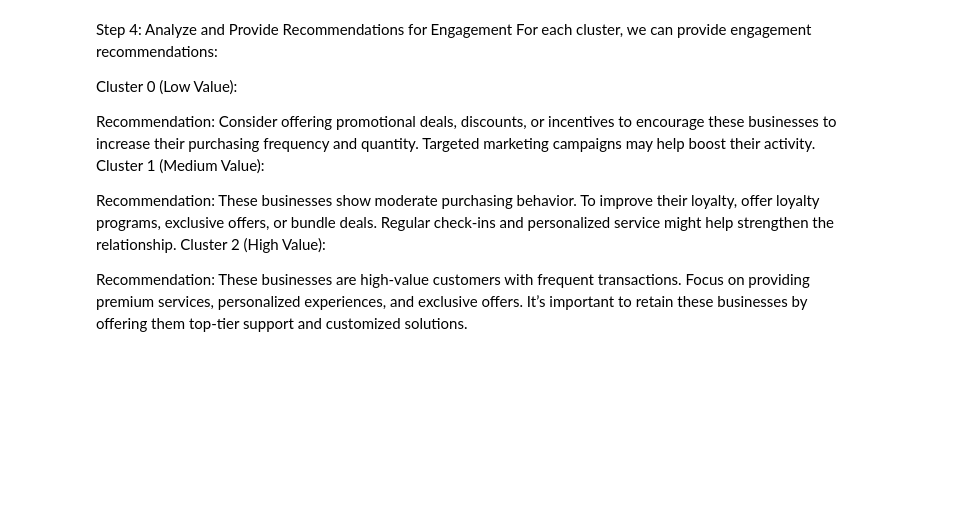
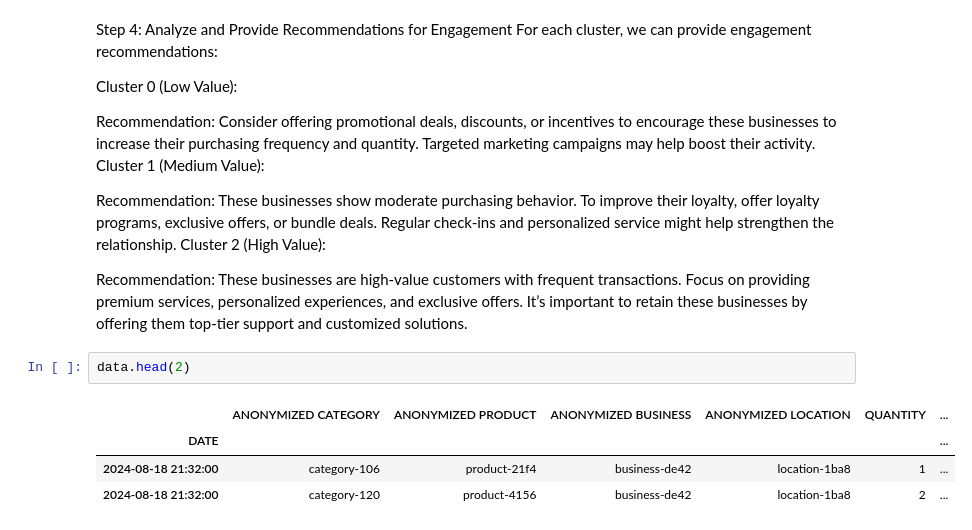
Before and after one commit to PaulMuniu/Kwanza-Tukule-Data-Analysis, a Jupyter notebook: Kwanza_Tukule.ipynb, the cells around one changed output. Drawn from its saved outputs; the diff is of its cells as text; blank space fills up the shorter version.

```diff
--- a/Kwanza_Tukule.ipynb
+++ b/Kwanza_Tukule.ipynb
@@ -606,3 +606,10 @@ Recommendation: These businesses show moderate purchasing behavior. To improve t
 Cluster 2 (High Value):
 
 Recommendation: These businesses are high-value customers with frequent transactions. Focus on providing premium services, personalized experiences, and exclusive offers. It’s important to retain these businesses by offering them top-tier support and customized solutions.
+# %%
+data.head(2)
+# %% [output]
+|  | ANONYMIZED CATEGORY | ANONYMIZED PRODUCT | ANONYMIZED BUSINESS | ANONYMIZED LOCATION | QUANTITY | ... |
+| DATE |  |  |  |  |  | ... |
+| 2024-08-18 21:32:00 | category-106 | product-21f4 | business-de42 | location-1ba8 | 1 | ... |
+| 2024-08-18 21:32:00 | category-120 | product-4156 | business-de42 | location-1ba8 | 2 | ... |
```
Also changed, not shown: parts of 14 cells of this notebook.
